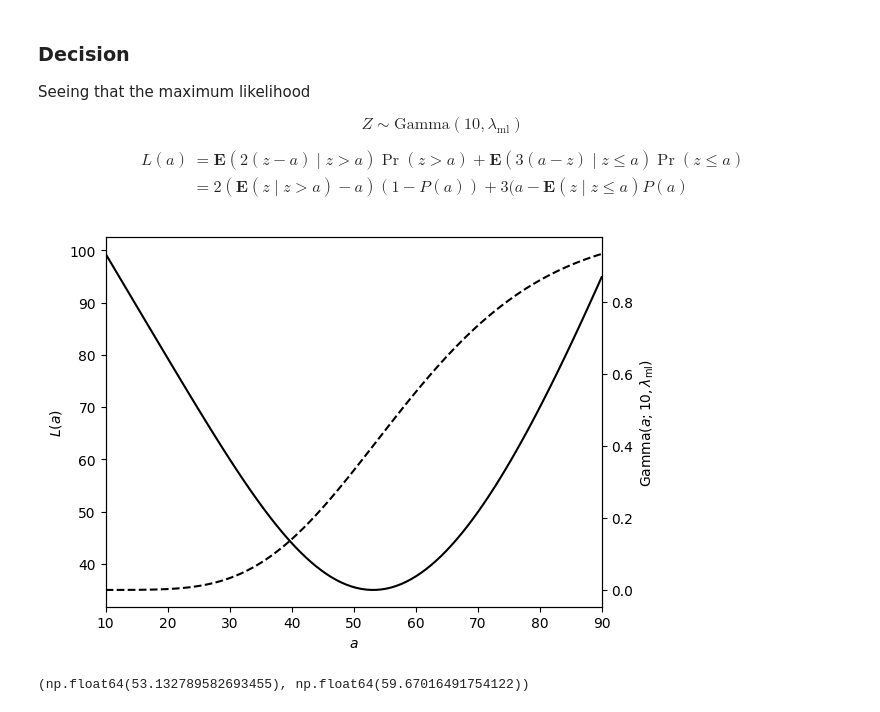
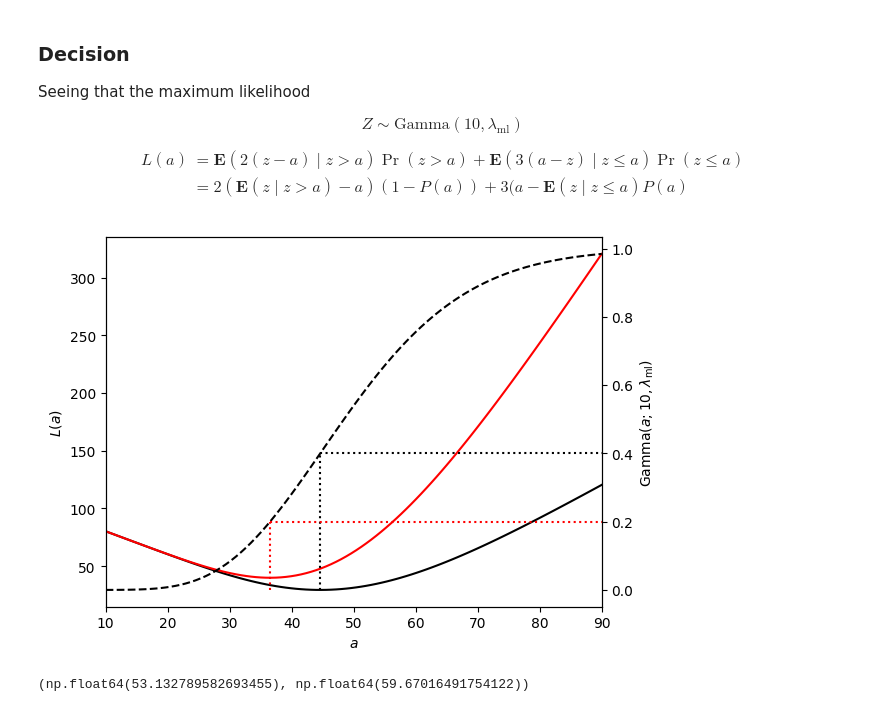
Before and after one commit to marioboley/Uni-Haifa-214.4312-Code, a Jupyter notebook: 2.1_models.ipynb, the cells around one changed output. Saved outputs shown, nothing was run; the diff lists cells and outputs as text; code cells hidden in the pictures.

```diff
--- a/2.1_models.ipynb
+++ b/2.1_models.ipynb
@@ -73,7 +73,8 @@ from scipy.special import gamma
 from matplotlib import pyplot as plt
 
 def gamma_pdf(x, a, lam):
-    return (lam*x)**(a-1)*np.exp(-lam*x)/gamma(a)
+    return lam**a / gamma(a) * x**(a-1) * np.exp(-lam*x)
+    # return (lam*x)**(a-1)*np.exp(-lam*x)/gamma(a)
 
 lams = np.array([[0.05, 0.1, 0.15],
                  [0.2, 0.25, 0.3]])
@@ -89,7 +90,7 @@ for i in range(2):
         ax[i][j].text(0.01, 0.99, f'$\\lambda={lams[i][j]}$', transform=ax[i][j].transAxes, verticalalignment='top')
 for j in range(3): ax[1][j].set_xlabel('$x$')
 ax[0][0].set_xmargin(0)
-ax[0][0].set_ylim(0, 0.18)
+ax[0][0].set_ylim(0, 0.055)
 
 plt.show()
 # %% [output]
@@ -135,0 +142,21 @@ plt.show()
+# %%
+fig, ax = plt.subplots(1, 2, figsize=(12, 4), tight_layout=True, sharex=True)
+
+lams = np.linspace(0.01, 0.5, 200)
+lam_ml = lams[np.argmax(gamma_pdf(30, 6, lams))]
+
+ax[0].set_xmargin(0)
+ax[0].plot(lams, gamma_pdf(30, 6, lams), c='k')
+ax[0].set_ylabel(r'$\mathrm{gamma}(30; 6, \lambda)$')
+ax[0].set_xlabel(r'$\lambda$')
+ax[0].axvline(lam_ml, ls='--', c='k')
+ax[0].text(lam_ml*1.05, 0, f'$\\lambda_\\mathrm{{ml}}={lam_ml:.3f}$', verticalalignment='bottom')
+ax[0].set_ylim(0, 0.04)
+
+ax[1].plot(lams, -np.log(gamma_pdf(30, 6, lams)), c='k')
+ax[1].autoscale(enable=False, axis='x')
+ax[1].axvline(lam_ml, ls='--', c='k')
+ax[1].text(lam_ml*1.05, 11.45, f'$\\lambda_\\mathrm{{ml}}={lam_ml:.3f}$', verticalalignment='top')
+ax[1].set_ylabel(r'$-\ln\,\mathrm{gamma}(30; 6, \lambda)$')
+ax[1].set_xlabel(r'$\lambda$')
+plt.show()
@@ -151,26 +180,34 @@ $$
 # %%
 from scipy.stats import gamma
 
 def truncated_mean(alpha, lam=1, a = -np.inf, b = np.inf):
     return alpha/lam * (gamma.cdf(b, alpha+1, scale=1/lam) - gamma.cdf(a, alpha+1, scale=1/lam)) / (gamma.cdf(b, alpha, scale=1/lam) - gamma.cdf(a, alpha, scale=1/lam))
 
-def expected_loss(a, alpha, lam=1):
-    return 2*(truncated_mean(alpha, lam, a=a)- a)*(1-gamma.cdf(a, alpha, scale=1/lam)) + \
-        3*(a - truncated_mean(alpha, lam, b=a))*gamma.cdf(a, alpha, scale=1/lam)
+def expected_loss(a, alpha, lam=1, l_under=1, l_over=1):
+    return l_under*(truncated_mean(alpha, lam, a=a)- a)*(1-gamma.cdf(a, alpha, scale=1/lam)) + \
+        l_over*(a - truncated_mean(alpha, lam, b=a))*gamma.cdf(a, alpha, scale=1/lam)
+
+a_star_cheap = gamma.ppf(2/5, 10, scale=1/lam_ml)
+a_star_expensive = gamma.ppf(1/5, 10, scale=1/lam_ml)
 
 a = np.linspace(10, 90, 100)
 
 fig, ax1 = plt.subplots()
-ax1.plot(a, expected_loss(a, 10, lam_ml), c='k')
+ax1.plot(a, expected_loss(a, 10, lam_ml, l_under=2, l_over=3), c='k')
+ax1.plot(a, expected_loss(a, 10, lam_ml, l_under=2, l_over=8), c='red')
 ax1.set_xmargin(0)
 ax1.set_ylabel('$L(a)$')
 ax2 = ax1.twinx()
 ax2.plot(a, gamma.cdf(a, 10, scale=1/lam_ml), c='k', ls='--')
 ax1.set_xlabel('$a$')
 ax2.set_ylabel(r'$\mathrm{Gamma}(a; 10, \lambda_\mathrm{ml})$')
+ax2.vlines(a_star_cheap, 0, gamma.cdf(a_star_cheap, 10, scale=1/lam_ml), linestyles=':', colors='k')
+ax2.vlines(a_star_expensive, 0, gamma.cdf(a_star_expensive, 10, scale=1/lam_ml), linestyles=':', colors='r')
+ax2.hlines(2/5, a_star_cheap, 90, linestyles=':', colors='k')
+ax2.hlines(1/5, a_star_expensive, 90, linestyles=':', colors='r')
 plt.show()
 # %% [output]
-[figure, old version]
+[figure, new version]
 # %%
 gamma.ppf(2/5, 10, scale=1/lam_ml), gamma.mean(10, scale=1/lam_ml)
 # %% [output]
```
Also changed, not shown: parts of 4 cells of this notebook.
